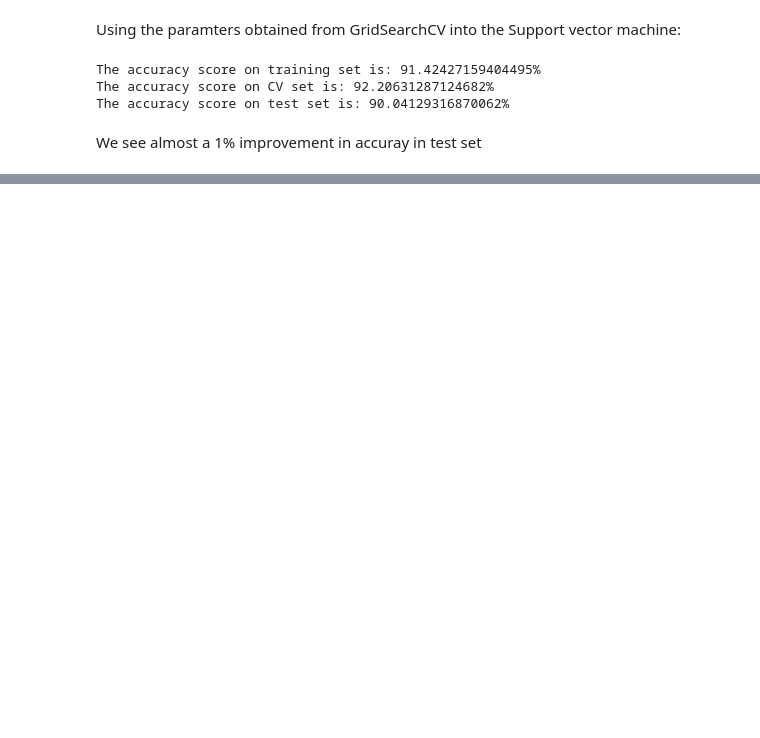
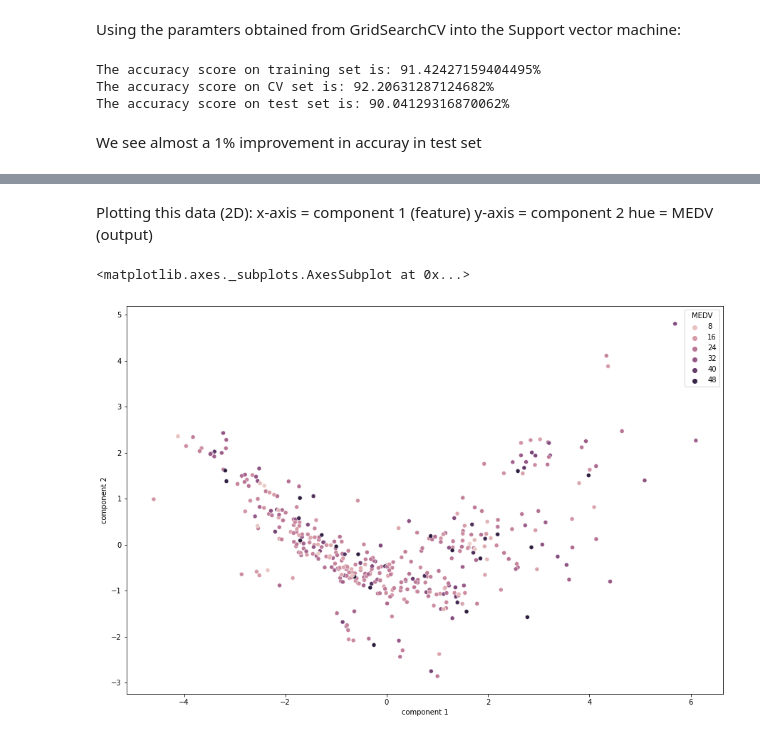
Before and after one commit to UtkarshAIITB/Wids_200020154, a Jupyter notebook: Assignments/WIDS_Q2.ipynb, the cells around one changed output, grey strips where cells are left out. Cells and saved outputs as stored; diff of their text form; code cells hidden in the pictures; blank space fills up the shorter version.

```diff
--- a/Assignments/WIDS_Q2.ipynb
+++ b/Assignments/WIDS_Q2.ipynb
@@ -170,8 +175,7 @@ It might be slightly overfitting since training set has almost 10% higher accura
 # %%
 from sklearn.tree import DecisionTreeRegressor
-tree_reg = make_pipeline(StandardScaler(), DecisionTreeRegressor(max_depth=7))
+tree_reg = make_pipeline(StandardScaler(), DecisionTreeRegressor(max_depth=5))
 tree_reg.fit(X_train, y_train)
 print( 'The accuracy score on training set is: ' + str((tree_reg.score(X_train, y_train))*100)+'%')
 print( 'The accuracy score on CV set is: '  + str((tree_reg.score(X_valid, y_valid))*100) +'%')
-print('The accuracy score on test set is: ' + str((tree_reg.score(X_test, y_test))*100)+'%')
 # %% [output]
@@ -243,7 +258,7 @@ grid_search = GridSearchCV(estimator = classifier,
                            refit = 'neg_root_mean_squared_error',
                            cv = 5
                            )
-grid_search = grid_search.fit(X_valid, y_valid)
+grid_search = grid_search.fit(X_train, y_train)
 print(grid_search.best_score_)
 b = grid_search.best_params_
 print(grid_search.best_params_)
@@ -266,0 +286,8 @@ We see almost a 1% improvement in accuray in test set
+# %%
+X_scaled = StandardScaler().fit_transform(X_train)   #Normalizing, earlier was done in the pipeline
+pca = PCA(n_components=2)
+principalComponents = pca.fit_transform(X_scaled)
+principal_df = pd.DataFrame(data = principalComponents, columns=['component 1', 'component 2'])
+# %%
+final_df = pd.concat([principal_df,df[['MEDV']]],axis =1)
+final_df.head()
@@ -266,0 +301,11 @@ We see almost a 1% improvement in accuray in test set
+# %% [markdown]
+Plotting this data (2D):
+x-axis = component 1 (feature)
+y-axis = component 2
+hue = MEDV (output)
+# %%
+plt.figure(figsize=(15,10))
+sns.scatterplot(data = final_df, x = 'component 1', y = 'component 2', hue = 'MEDV')
+# %% [output]
+<matplotlib.axes._subplots.AxesSubplot at 0x...>
+[figure, added]
```
Also changed, not shown: parts of 23 cells of this notebook.
